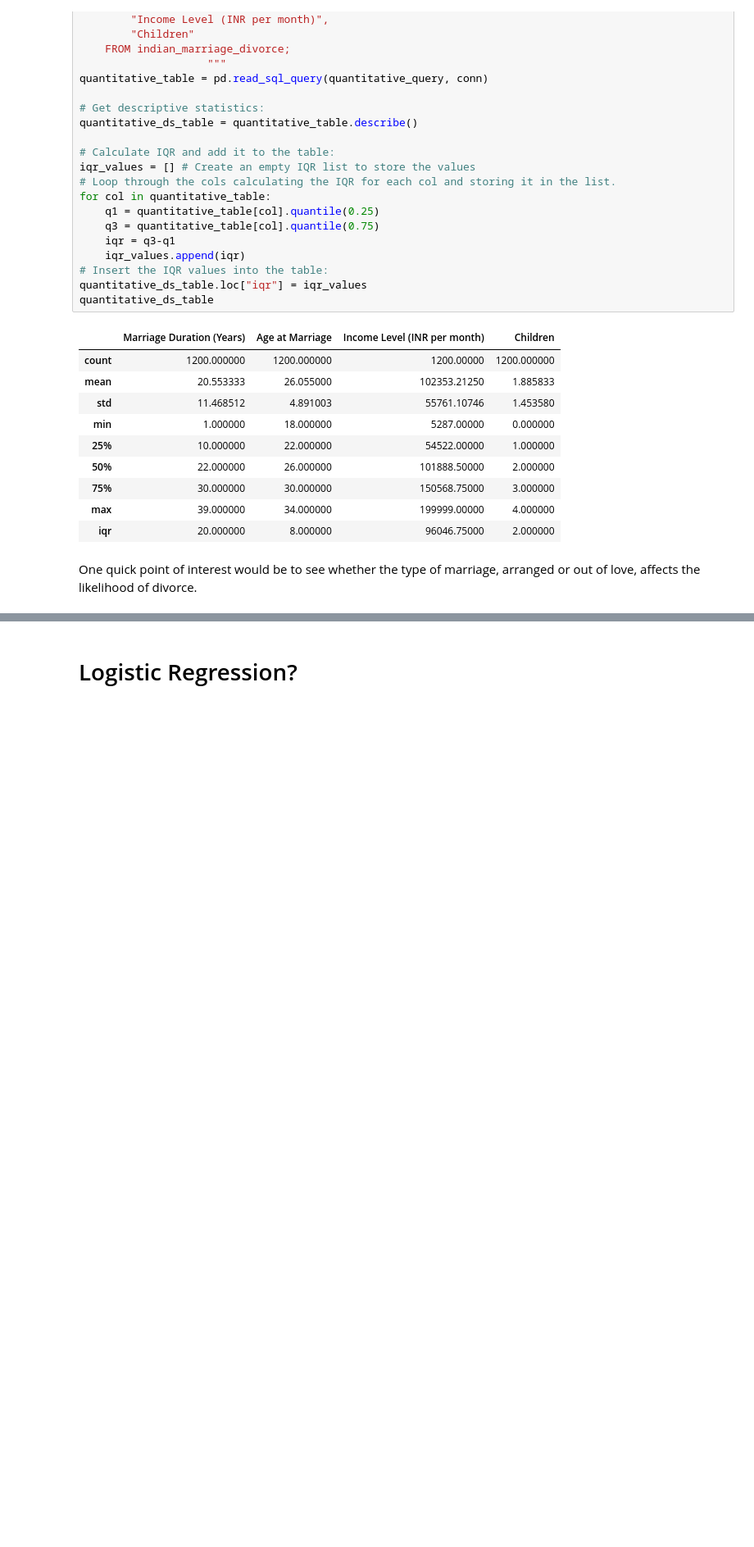
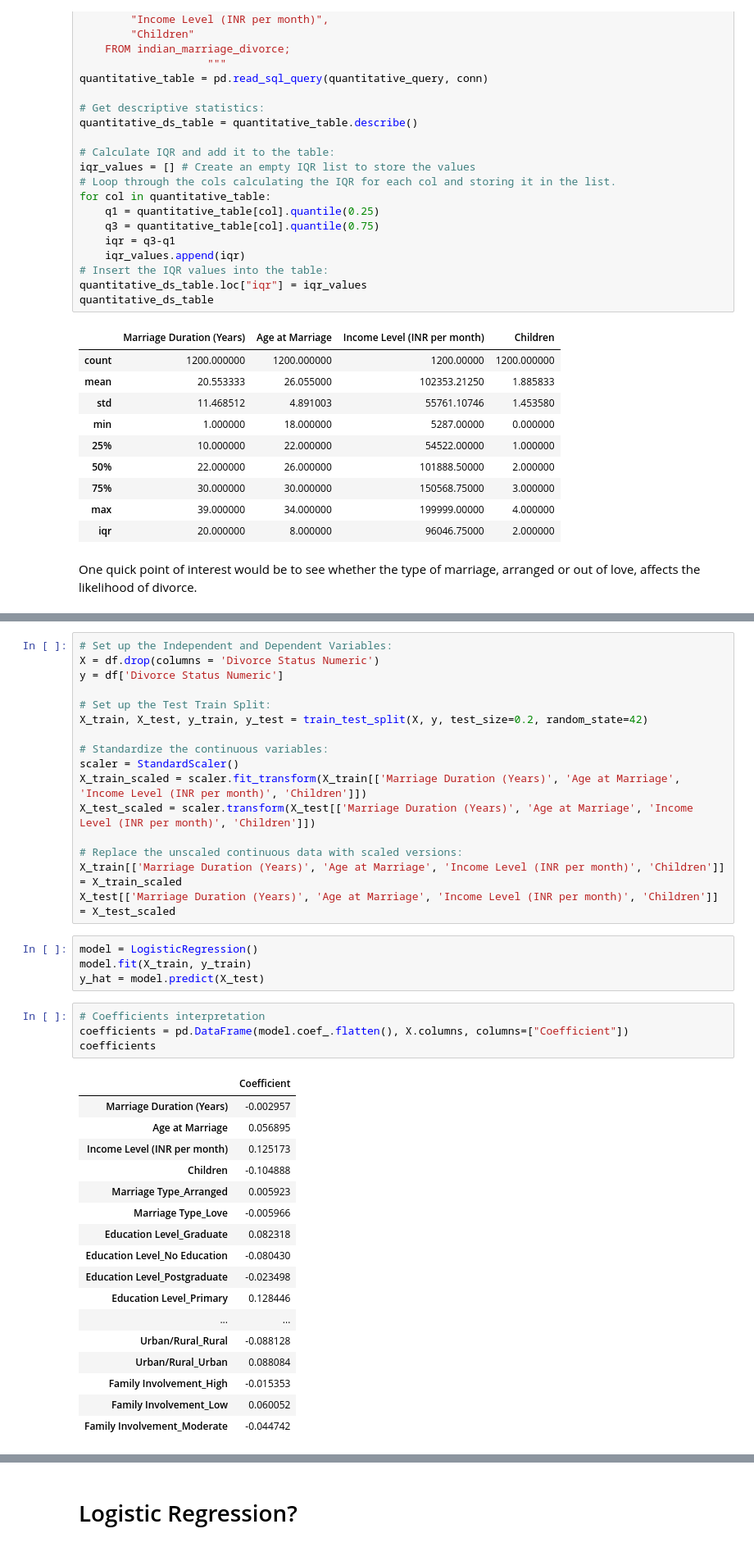
Before and after one commit to musashi98402/Python-Projects, a Jupyter notebook: project-1-divorce-rates-in-india.ipynb, the cells around one changed output, grey strips where cells are left out. Shown at 82% size. Cells and saved outputs as stored; diff of their text form; blank space fills up the shorter version.

```diff
--- a/project-1-divorce-rates-in-india.ipynb
+++ b/project-1-divorce-rates-in-india.ipynb
@@ -168,0 +226,42 @@ plt.legend([], [], frameon=False);
+# %%
+# Set up the Independent and Dependent Variables:
+X = df.drop(columns = 'Divorce Status Numeric')
+y = df['Divorce Status Numeric']
+
+# Set up the Test Train Split:
+X_train, X_test, y_train, y_test = train_test_split(X, y, test_size=0.2, random_state=42)
+
+# Standardize the continuous variables:
+scaler = StandardScaler()
+X_train_scaled = scaler.fit_transform(X_train[['Marriage Duration (Years)', 'Age at Marriage', 'Income Level (INR per month)', 'Children']])
+X_test_scaled = scaler.transform(X_test[['Marriage Duration (Years)', 'Age at Marriage', 'Income Level (INR per month)', 'Children']])
+
+# Replace the unscaled continuous data with scaled versions:
+X_train[['Marriage Duration (Years)', 'Age at Marriage', 'Income Level (INR per month)', 'Children']] = X_train_scaled
+X_test[['Marriage Duration (Years)', 'Age at Marriage', 'Income Level (INR per month)', 'Children']] = X_test_scaled
+# %%
+model = LogisticRegression()
+model.fit(X_train, y_train)
+y_hat = model.predict(X_test)
+# %%
+# Coefficients interpretation
+coefficients = pd.DataFrame(model.coef_.flatten(), X.columns, columns=["Coefficient"])
+coefficients
+# %% [output]
+|  | Coefficient |
+| Marriage Duration (Years) | -0.002957 |
+| Age at Marriage | 0.056895 |
+| Income Level (INR per month) | 0.125173 |
+| Children | -0.104888 |
+| Marriage Type_Arranged | 0.005923 |
+| Marriage Type_Love | -0.005966 |
+| Education Level_Graduate | 0.082318 |
+| Education Level_No Education | -0.080430 |
+| Education Level_Postgraduate | -0.023498 |
+| Education Level_Primary | 0.128446 |
+| ... | ... |
+| Urban/Rural_Rural | -0.088128 |
+| Urban/Rural_Urban | 0.088084 |
+| Family Involvement_High | -0.015353 |
+| Family Involvement_Low | 0.060052 |
+| Family Involvement_Moderate | -0.044742 |
```
Also changed, not shown: parts of 20 cells of this notebook.
